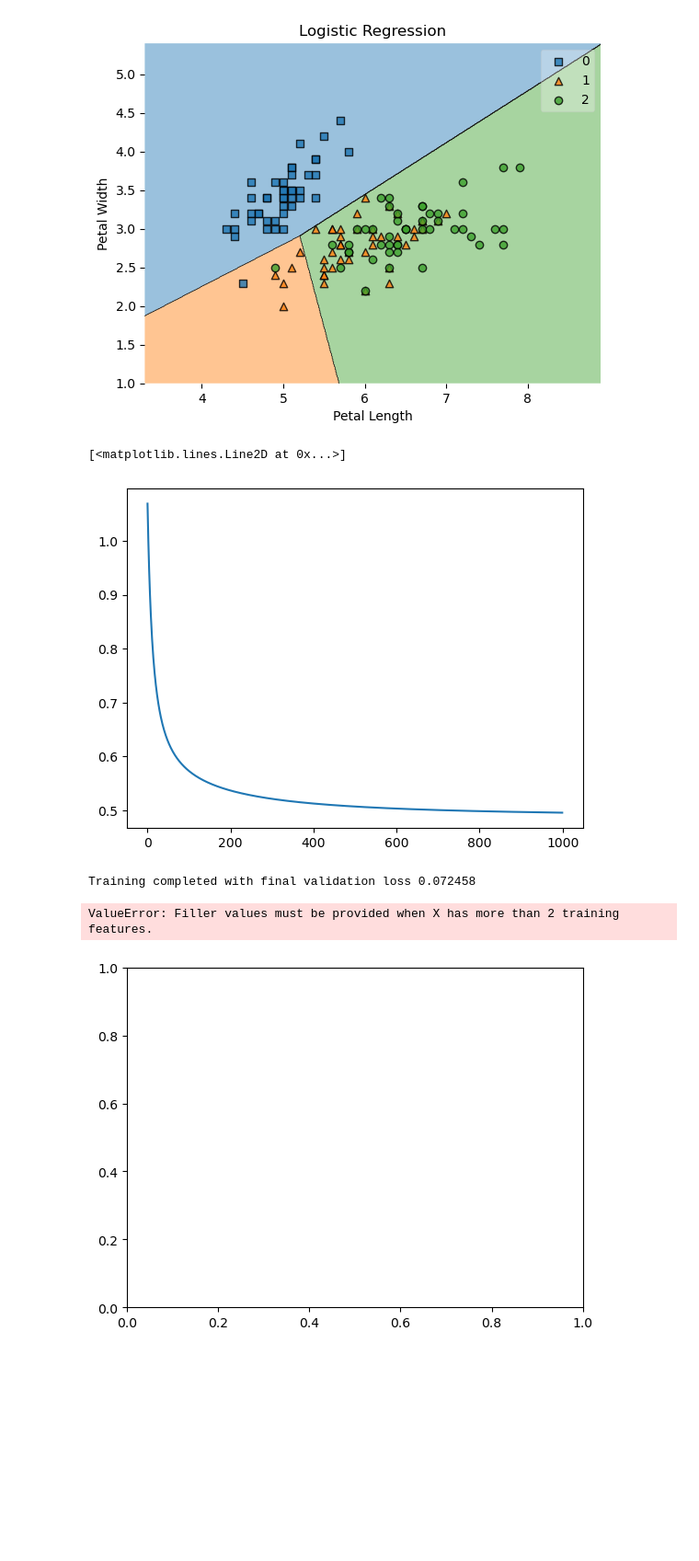
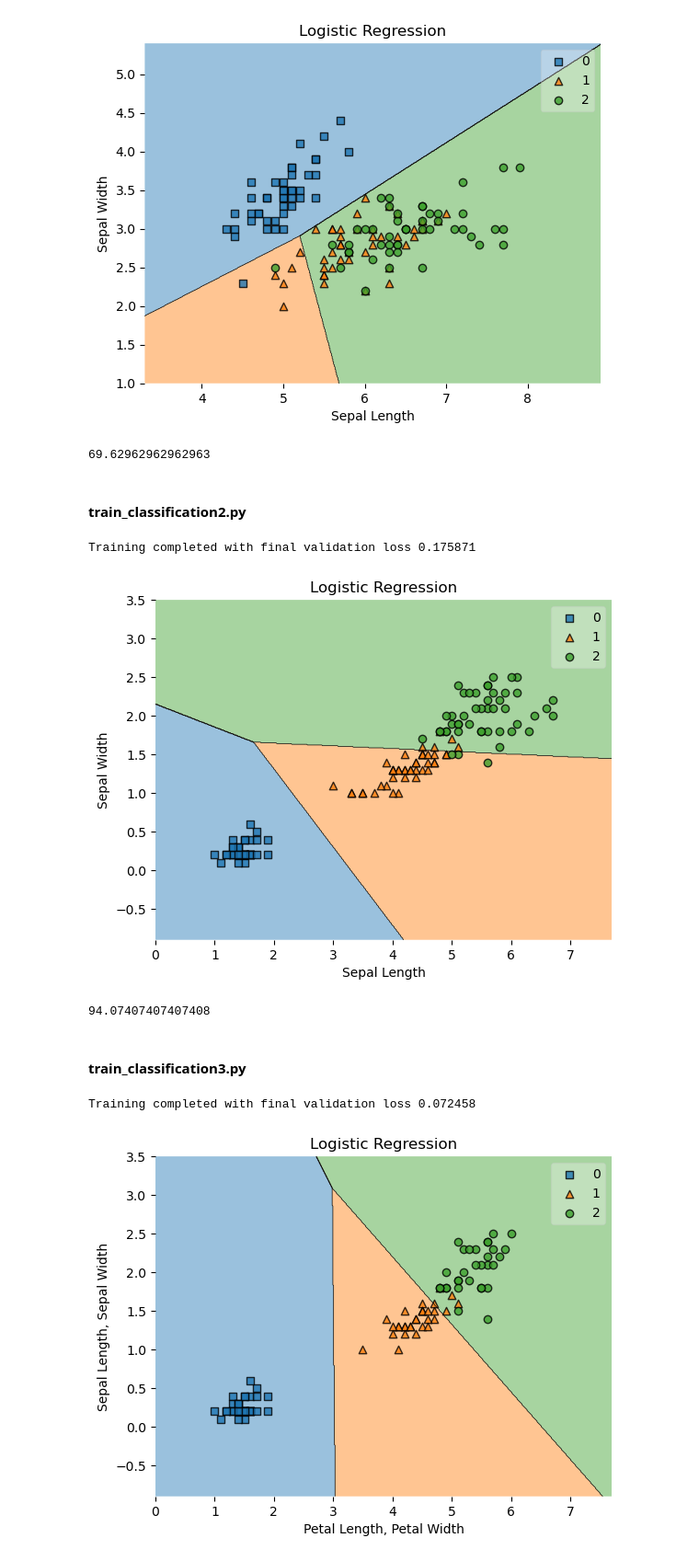
Before and after one commit to ashwin-athappan/CSE6363, a Jupyter notebook: assignments/ml_assignment_1_solution/LogisticRegression/LogisticRegression.ipynb, the cells around one changed output. Shown at 92% size. Saved outputs shown, nothing was run; the diff lists cells and outputs as text; code cells hidden in the pictures; blank space fills up the shorter version.

```diff
--- a/assignments/ml_assignment_1_solution/LogisticRegression/LogisticRegression.ipynb
+++ b/assignments/ml_assignment_1_solution/LogisticRegression/LogisticRegression.ipynb
@@ -37,30 +44,75 @@ plt.show()
 # %% [output]
 Training completed with final validation loss 0.495913
 [figure]
+# %%
+# Accuracy for dual-feature (Sepal Length, Sepal Width) logistic regression
+
+val_logits = np.dot(X_lgr_sl_sw_train, lgr_sl_sw.weights) + lgr_sl_sw.bias
+val_probs = lgr_sl_sw.softmax(val_logits)
+accuracy = np.mean(np.argmax(val_probs, axis=1) == y_lgr_sl_sw_train)
+accuracy * 100
+# %% [output]
+69.62962962962963
+# %% [markdown]
+#### train_classification2.py
 # %%
-plt.plot(range(len(lgr_sl_sw_pl_pw.loss_history)), lgr_sl_sw_pl_pw.loss_history)
+# Classification with petal length and petal width
+# Input: Petal Length, Petal Width
+# Output: Iris Species
+
+iris_data = load_iris()
+
+petal_df = pd.DataFrame(iris_data.data, columns=iris_data.feature_names)
+petal_df['target'] = iris_data.target
+X_lgr_pl_pw = petal_df[['petal length (cm)', 'petal width (cm)']].values
+y_lgr_pl_pw = petal_df['target'].values
+
+X_lgr_pl_pw_train, X_lgr_pl_pw_test, y_lgr_pl_pw_train, y_lgr_pl_pw_test = train_test_split(
+    X_lgr_pl_pw, y_lgr_pl_pw, test_size=0.1, random_state=42)
+
+lgr_pl_pw = lgr()
+lgr_pl_pw.fit(X_lgr_pl_pw_train, y_lgr_pl_pw_train)
+plot_decision_regions(X_lgr_pl_pw_train, y_lgr_pl_pw_train, lgr_pl_pw)
+plt.title("Logistic Regression")
+plt.xlabel("Sepal Length")
+plt.ylabel("Sepal Width")
+plt.show()
 # %% [output]
-[<matplotlib.lines.Line2D at 0x...>]
+Training completed with final validation loss 0.175871
-[figure, old version]
+[figure, new version]
+# %%
+# Accuracy for dual-feature (Petal Length, Petal Width) logistic regression
+
+val_logits = np.dot(X_lgr_pl_pw_train, lgr_pl_pw.weights) + lgr_pl_pw.bias
+val_probs = lgr_pl_pw.softmax(val_logits)
+accuracy = np.mean(np.argmax(val_probs, axis=1) == y_lgr_pl_pw_train)
+accuracy * 100
+# %% [output]
+94.07407407407408
+# %% [markdown]
+#### train_classification3.py
 # %%
+# Classification with sepal length, sepal width, petal length, and petal width
+# Input: Petal Length, Petal Width, Sepal Length, Sepal Width
+# Output: Iris Species
+
 iris_data = load_iris()
 
 petal_df = pd.DataFrame(iris_data.data, columns=iris_data.feature_names)
 petal_df['target'] = iris_data.target
 X_lgr_sl_sw_pl_pw = petal_df[['petal length (cm)', 'petal width (cm)', 'sepal length (cm)', 'sepal width (cm)']].values
 y_lgr_sl_sw_pl_pw = petal_df['target'].values
 
-X_lgr_sl_sw_pl_pw_train, X_lgr_sl_sw_pl_pw_test, y_lgr_sl_sw_pl_pw_train, y_lgr_sl_sw_pl_pw_test = train_test_split(X_lgr_sl_sw_pl_pw, y_lgr_sl_sw_pl_pw, test_size=0.1, random_state=42)
-
+X_lgr_sl_sw_pl_pw_train, X_lgr_sl_sw_pl_pw_test, y_lgr_sl_sw_pl_pw_train, y_lgr_sl_sw_pl_pw_test = train_test_split(
+    X_lgr_sl_sw_pl_pw, y_lgr_sl_sw_pl_pw, test_size=0.1, random_state=42)
 
 lgr_sl_sw_pl_pw = lgr()
 lgr_sl_sw_pl_pw.fit(X_lgr_sl_sw_pl_pw_train, y_lgr_sl_sw_pl_pw_train)
-plot_decision_regions(X_lgr_sl_sw_pl_pw_train, y_lgr_sl_sw_pl_pw_train, lgr_sl_sw_pl_pw)
+plot_decision_regions(X_lgr_sl_sw_pl_pw_train, y_lgr_sl_sw_pl_pw_train, lgr_sl_sw_pl_pw, filler_feature_values={2: 5.0, 3: 3.5}, filler_feature_ranges={2: 2.0, 3: 1.0})
 plt.title("Logistic Regression")
-plt.xlabel("Petal Length")
-plt.ylabel("Petal Width")
+plt.xlabel("Petal Length, Petal Width")
+plt.ylabel("Sepal Length, Sepal Width")
 plt.show()
 # %% [output]
 Training completed with final validation loss 0.072458
-ValueError: Filler values must be provided when X has more than 2 training features.
-[figure, old version]
+[figure, new version]
```
Also changed, not shown: parts of 12 cells of this notebook, 7 other files.
